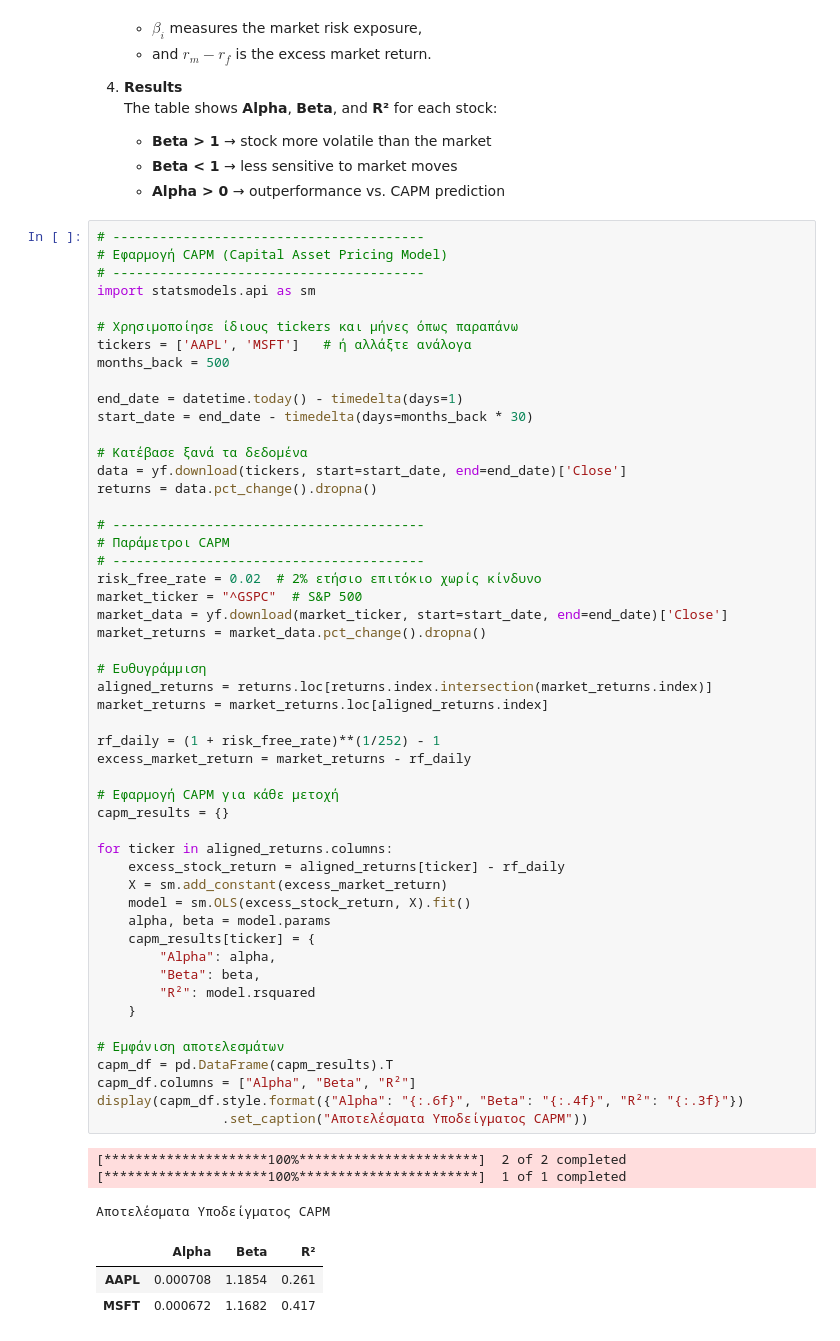
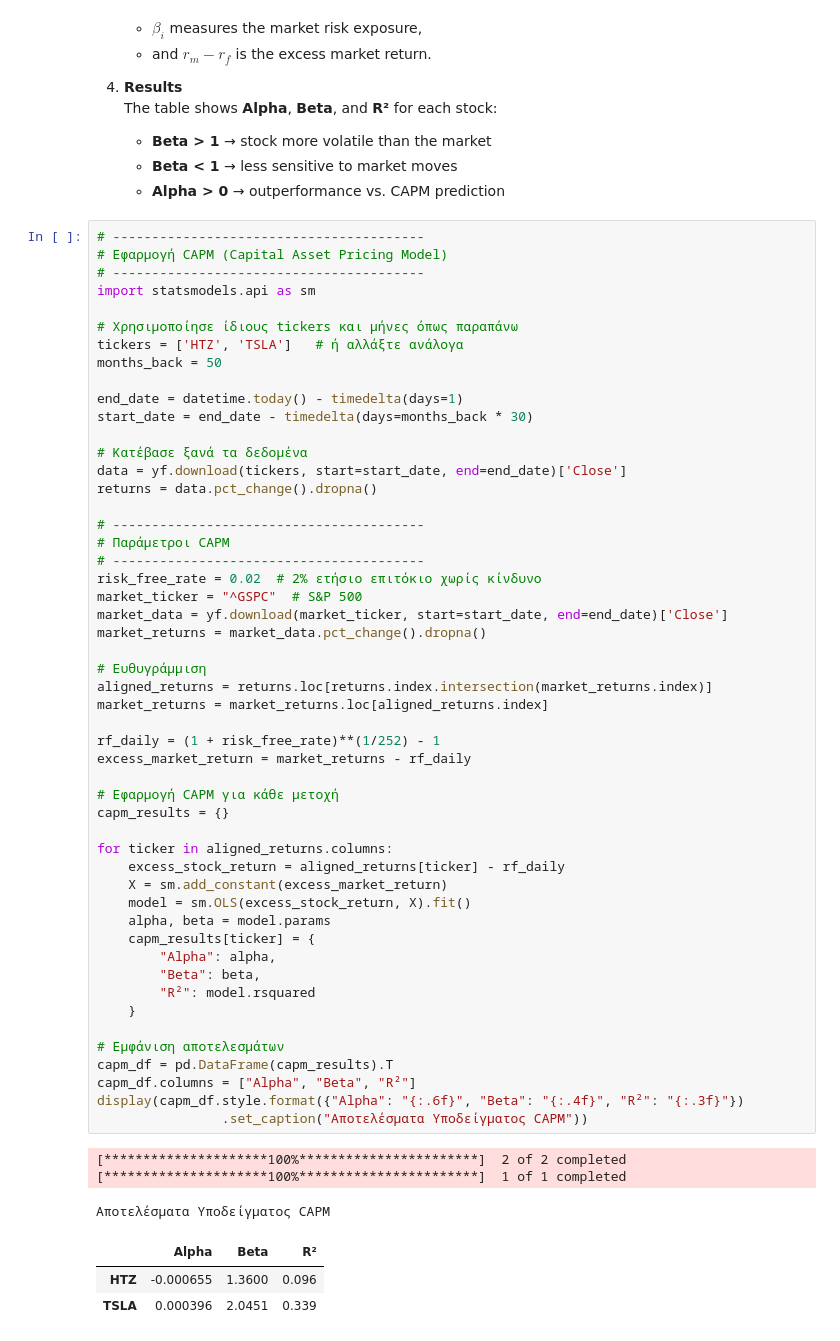
Before and after one commit to nikoshalidias/Financial-Engineering, a Jupyter notebook: Markowitz2.ipynb, the cells around one changed output. Cells and saved outputs as stored; diff of their text form.

```diff
--- a/Markowitz2.ipynb
+++ b/Markowitz2.ipynb
@@ -806,8 +1131,8 @@ This cell applies the **Capital Asset Pricing Model (CAPM)** to estimate each st
 import statsmodels.api as sm
 
 # Χρησιμοποίησε ίδιους tickers και μήνες όπως παραπάνω
-tickers = ['AAPL', 'MSFT']   # ή αλλάξτε ανάλογα
-months_back = 500
+tickers = ['HTZ', 'TSLA']   # ή αλλάξτε ανάλογα
+months_back = 50
 
 end_date = datetime.today() - timedelta(days=1)
 start_date = end_date - timedelta(days=months_back * 30)
@@ -828,32 +1153,32 @@ market_returns = market_data.pct_change().dropna()
 aligned_returns = returns.loc[returns.index.intersection(market_returns.index)]
 market_returns = market_returns.loc[aligned_returns.index]
 
 rf_daily = (1 + risk_free_rate)**(1/252) - 1
 excess_market_return = market_returns - rf_daily
 
 # Εφαρμογή CAPM για κάθε μετοχή
 capm_results = {}
 
 for ticker in aligned_returns.columns:
     excess_stock_return = aligned_returns[ticker] - rf_daily
     X = sm.add_constant(excess_market_return)
     model = sm.OLS(excess_stock_return, X).fit()
     alpha, beta = model.params
     capm_results[ticker] = {
         "Alpha": alpha,
         "Beta": beta,
         "R²": model.rsquared
     }
 
 # Εμφάνιση αποτελεσμάτων
 capm_df = pd.DataFrame(capm_results).T
 capm_df.columns = ["Alpha", "Beta", "R²"]
 display(capm_df.style.format({"Alpha": "{:.6f}", "Beta": "{:.4f}", "R²": "{:.3f}"})
                 .set_caption("Αποτελέσματα Υποδείγματος CAPM"))
 # %% [output]
 [*********************100%***********************]  2 of 2 completed
 [*********************100%***********************]  1 of 1 completed
 Αποτελέσματα Υποδείγματος CAPM
 |  | Alpha | Beta | R² |
-| AAPL | 0.000708 | 1.1854 | 0.261 |
-| MSFT | 0.000672 | 1.1682 | 0.417 |
+| HTZ | -0.000655 | 1.3600 | 0.096 |
+| TSLA | 0.000396 | 2.0451 | 0.339 |
```
Also changed, not shown: parts of 4 cells of this notebook.
